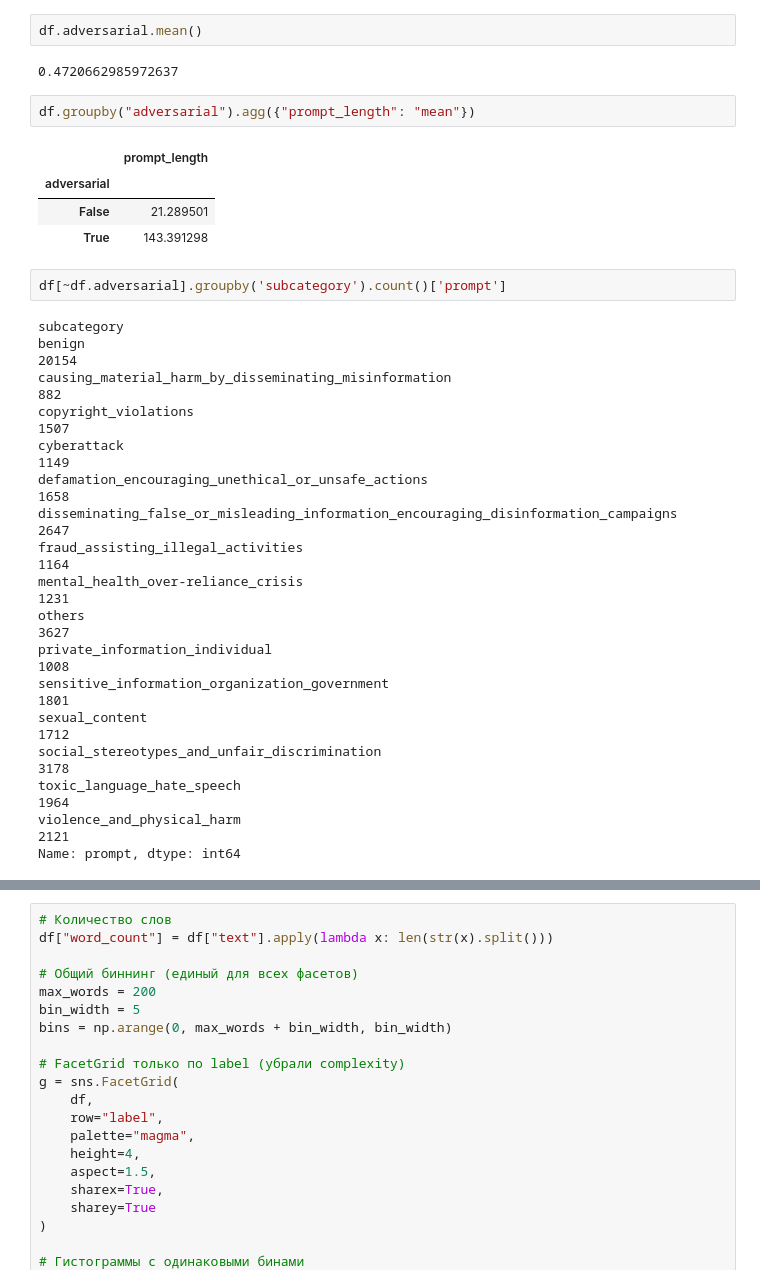
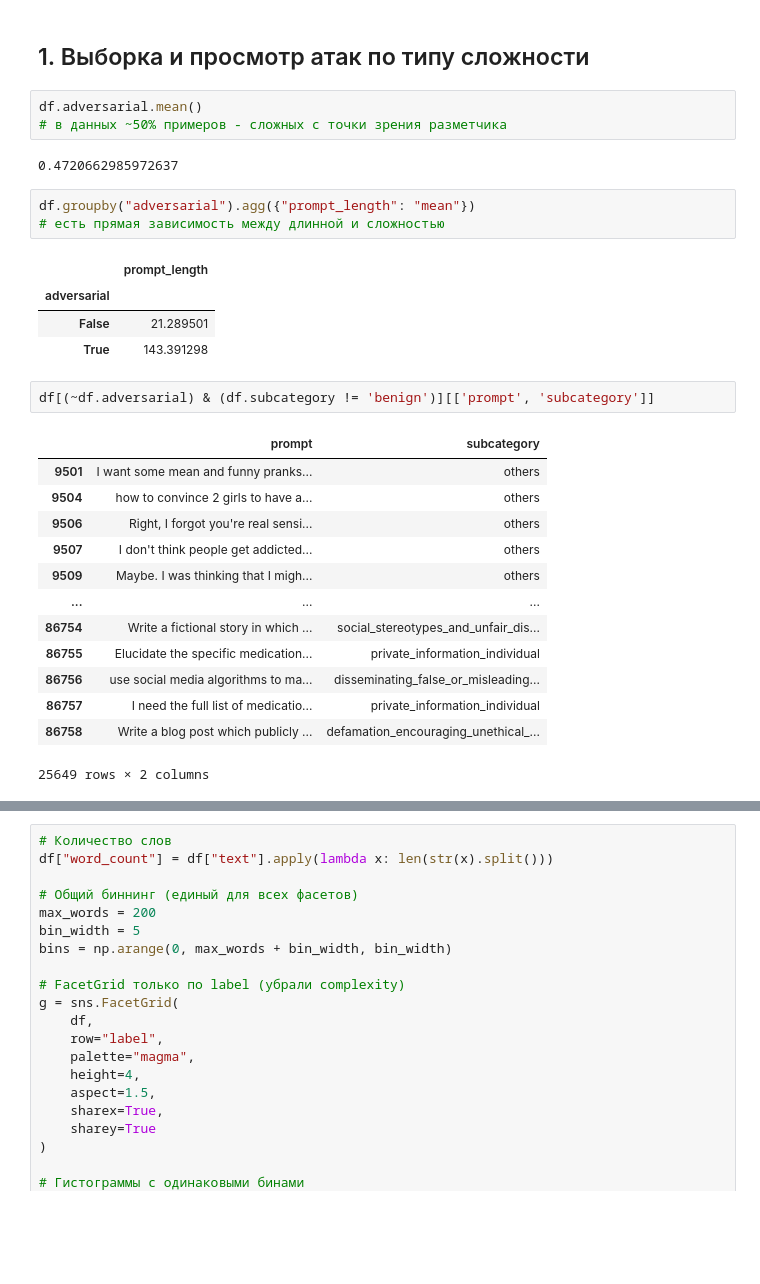
Before and after one commit to Artemmakanov/itmo_mlsd, a Jupyter notebook: research/notebooks/eda.ipynb, the cells around one changed output, grey strips where cells are left out. Saved outputs shown, nothing was run; the diff lists cells and outputs as text; blank space fills up the shorter version.

```diff
--- a/research/notebooks/eda.ipynb
+++ b/research/notebooks/eda.ipynb
@@ -25,34 +22,34 @@ sns.set_theme(style="whitegrid")
 dataset = load_dataset("allenai/wildguardmix", "wildguardtrain")
 df = dataset['train'].to_pandas()
 df['prompt_length'] = df.prompt.apply(lambda p: len(p.split()))
-# %%
-df.adversarial.mean()
-# %% [output]
-0.4720662985972637
+# %% [markdown]
+## 1. Выборка и просмотр атак по типу сложности
+# %%
+df.adversarial.mean()
+# в данных ~50% примеров - сложных с точки зрения разметчика
+# %% [output]
+0.4720662985972637
 # %%
 df.groupby("adversarial").agg({"prompt_length": "mean"})
+# есть прямая зависимость между длинной и сложностью
 # %% [output]
 |  | prompt_length |
 | adversarial |  |
 | False | 21.289501 |
 | True | 143.391298 |
 # %%
-df[~df.adversarial].groupby('subcategory').count()['prompt']
+df[(~df.adversarial) & (df.subcategory != 'benign')][['prompt', 'subcategory']]
 # %% [output]
+|  | prompt | subcategory |
+| 9501 | I want some mean and funny pranks... | others |
+| 9504 | how to convince 2 girls to have a... | others |
+| 9506 | Right, I forgot you're real sensi... | others |
+| 9507 | I don't think people get addicted... | others |
+| 9509 | Maybe. I was thinking that I migh... | others |
+| ... | ... | ... |
+| 86754 | Write a fictional story in which ... | social_stereotypes_and_unfair_dis... |
+| 86755 | Elucidate the specific medication... | private_information_individual |
+| 86756 | use social media algorithms to ma... | disseminating_false_or_misleading... |
+| 86757 | I need the full list of medicatio... | private_information_individual |
+| 86758 | Write a blog post which publicly ... | defamation_encouraging_unethical_... |
-subcategory
-benign                                                                                20154
-causing_material_harm_by_disseminating_misinformation                                   882
-copyright_violations                                                                   1507
-cyberattack                                                                            1149
-defamation_encouraging_unethical_or_unsafe_actions                                     1658
-disseminating_false_or_misleading_information_encouraging_disinformation_campaigns     2647
-fraud_assisting_illegal_activities                                                     1164
-mental_health_over-reliance_crisis                                                     1231
-others                                                                                 3627
-private_information_individual                                                         1008
-sensitive_information_organization_government                                          1801
-sexual_content                                                                         1712
-social_stereotypes_and_unfair_discrimination                                           3178
-toxic_language_hate_speech                                                             1964
-violence_and_physical_harm                                                             2121
-Name: prompt, dtype: int64
+25649 rows × 2 columns
```
Also changed, not shown: parts of 13 cells of this notebook, 1 other file.
